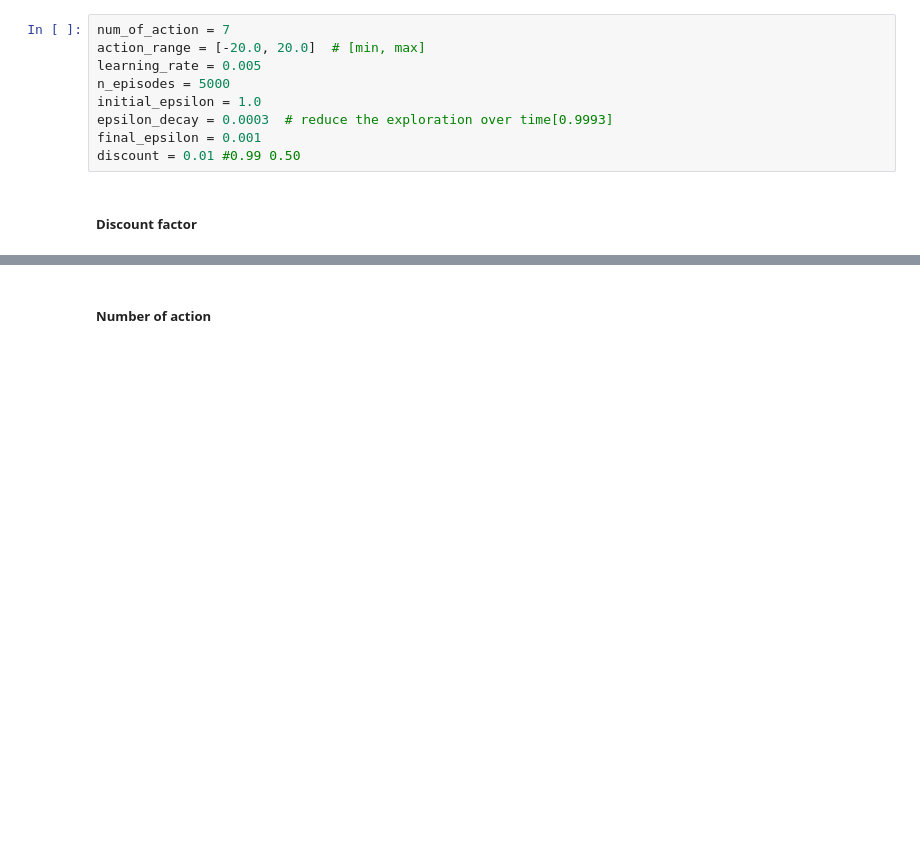
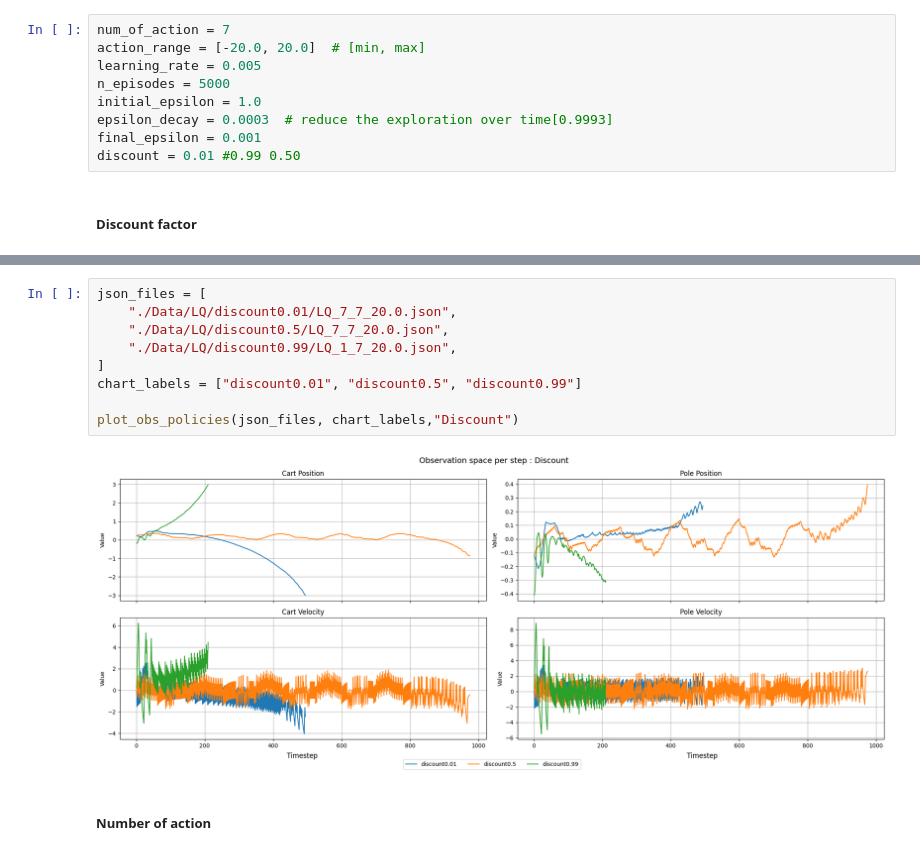
Before and after one commit to Aitthikit/DRLHW3, a Jupyter notebook: DRLHW3.ipynb, the cells around one changed output, grey strips where cells are left out. Cells and saved outputs as stored; diff of their text form; blank space fills up the shorter version.

```diff
--- a/DRLHW3.ipynb
+++ b/DRLHW3.ipynb
@@ -1330,6 +1753,17 @@ discount = 0.01 #0.99 0.50
         <p>Average duration per 100 episode(max 1000)</p>
     </div>
 </div>
+# %%
+json_files = [
+    "./Data/LQ/discount0.01/LQ_7_7_20.0.json",
+    "./Data/LQ/discount0.5/LQ_7_7_20.0.json",
+    "./Data/LQ/discount0.99/LQ_1_7_20.0.json",
+]
+chart_labels = ["discount0.01", "discount0.5", "discount0.99"]
+
+plot_obs_policies(json_files, chart_labels,"Discount")
+# %% [output]
+[figure, added]
 # %% [markdown]
 ##### Number of action
 # %% [markdown]
```
Also changed, not shown: parts of 31 cells of this notebook, 3 other files.
